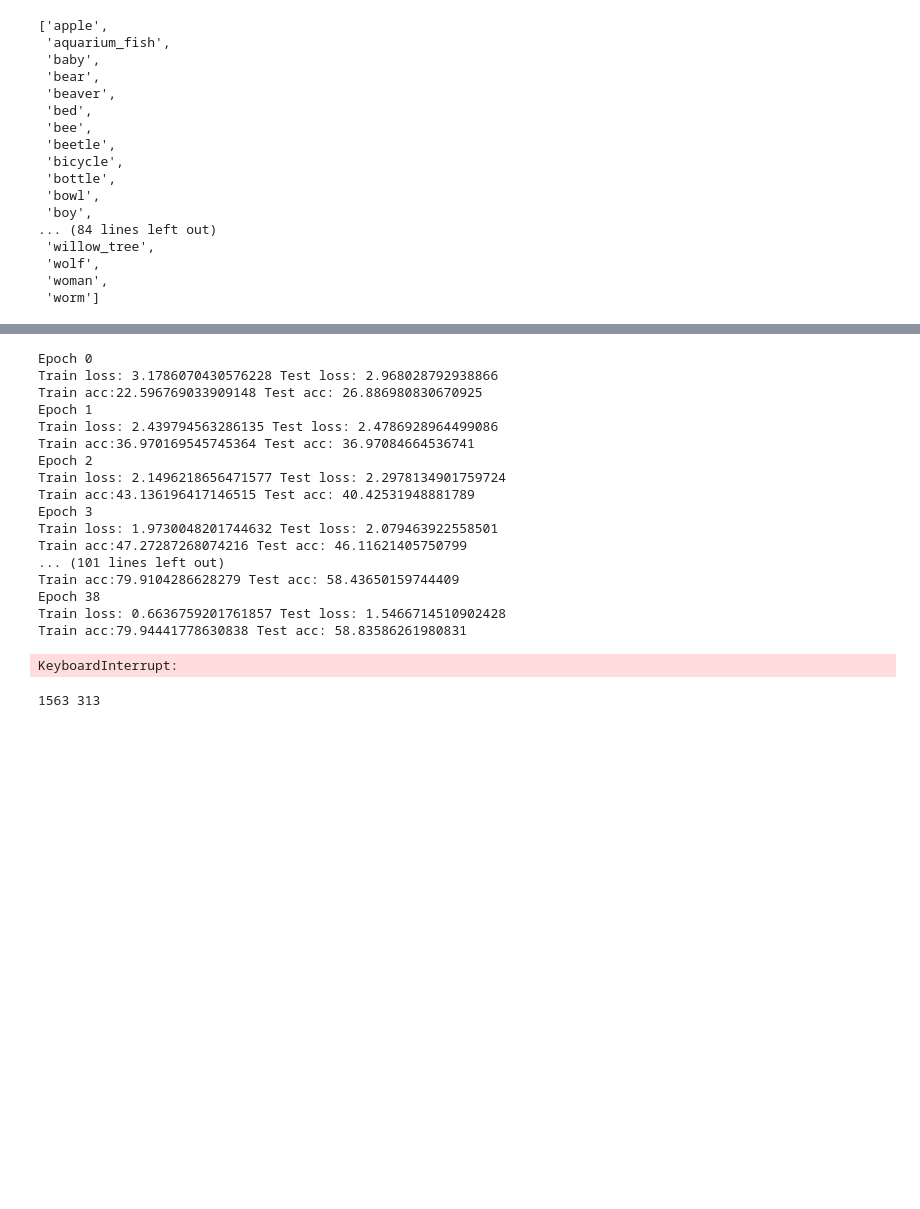
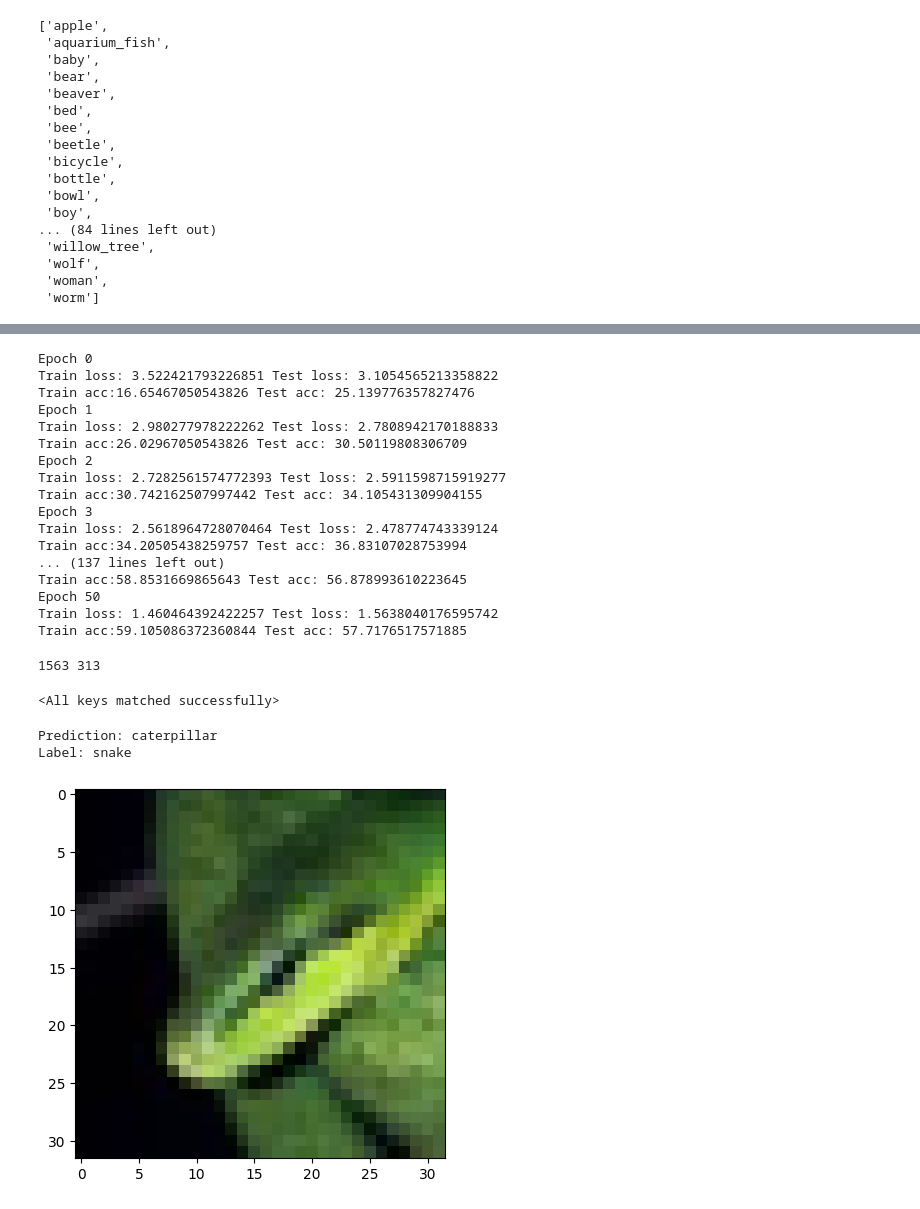
Before and after one commit to hvbridi/CIFARCNN, a Jupyter notebook: CIFARCNN.ipynb, the cells around one changed output, grey strips where cells are left out. Cells and saved outputs as stored; diff of their text form; code cells hidden in the pictures; blank space fills up the shorter version.

```diff
--- a/CIFARCNN.ipynb
+++ b/CIFARCNN.ipynb
@@ -105,30 +105,35 @@ def test_step(model,dataloader=test_dataloader,loss_fn=loss_fn, device=device):
         return floss / len(dataloader), acc / len(dataloader)
 # %%
 for epoch in range(51):
-    train_loss, train_acc = train_step(model)
+    train_loss, train_acc = train_step(model,optimizer=optimizer)
     test_loss, test_acc = test_step(model)
     scheduler.step()
     print(f'Epoch {epoch}\nTrain loss: {train_loss} Test loss: {test_loss}\nTrain acc:{train_acc} Test acc: {test_acc}')
 # %% [output]
 Epoch 0
-Train loss: 3.1786070430576228 Test loss: 2.968028792938866
-Train acc:22.596769033909148 Test acc: 26.886980830670925
+Train loss: 3.522421793226851 Test loss: 3.1054565213358822
+Train acc:16.65467050543826 Test acc: 25.139776357827476
 Epoch 1
-Train loss: 2.439794563286135 Test loss: 2.4786928964499086
-Train acc:36.970169545745364 Test acc: 36.97084664536741
+Train loss: 2.980277978222262 Test loss: 2.7808942170188833
+Train acc:26.02967050543826 Test acc: 30.50119808306709
 Epoch 2
-Train loss: 2.1496218656471577 Test loss: 2.2978134901759724
-Train acc:43.136196417146515 Test acc: 40.42531948881789
+Train loss: 2.7282561574772393 Test loss: 2.5911598715919277
+Train acc:30.742162507997442 Test acc: 34.105431309904155
 Epoch 3
-Train loss: 1.9730048201744632 Test loss: 2.079463922558501
-Train acc:47.27287268074216 Test acc: 46.11621405750799
-... (101 lines left out)
-Train acc:79.9104286628279 Test acc: 58.43650159744409
-Epoch 38
-Train loss: 0.6636759201761857 Test loss: 1.5466714510902428
-Train acc:79.94441778630838 Test acc: 58.83586261980831
+Train loss: 2.5618964728070464 Test loss: 2.478774743339124
+Train acc:34.20505438259757 Test acc: 36.83107028753994
+... (137 lines left out)
+Train acc:58.8531669865643 Test acc: 56.878993610223645
+Epoch 50
+Train loss: 1.460464392422257 Test loss: 1.5638040176595742
+Train acc:59.105086372360844 Test acc: 57.7176517571885
-KeyboardInterrupt:
 # %%
 print(len(train_dataloader), len(test_dataloader))
 # %% [output]
 1563 313
+# %%
+model2 = CifarModel()
+state_dict = torch.load('model_weights.pth',map_location=device)
+model2.load_state_dict(state_dict=state_dict)
+# %% [output]
+<All keys matched successfully>
@@ -134,0 +142,12 @@ print(len(train_dataloader), len(test_dataloader))
+# %%
+model2.eval()
+with torch.inference_mode():
+    img, label = test_data[random.randint(0,len(test_data)-1)]
+    logits = model2(img.unsqueeze(dim=0))
+    prediction = torch.argmax(logits,dim=1)
+    plt.imshow(img.permute(1,2,0))
+    print(f'Prediction: {classes[prediction.item()]}\nLabel: {classes[label]}')
+# %% [output]
+Prediction: caterpillar
+Label: snake
+[figure, added]
```
Also changed, not shown: parts of 2 cells of this notebook, 1 other file.
